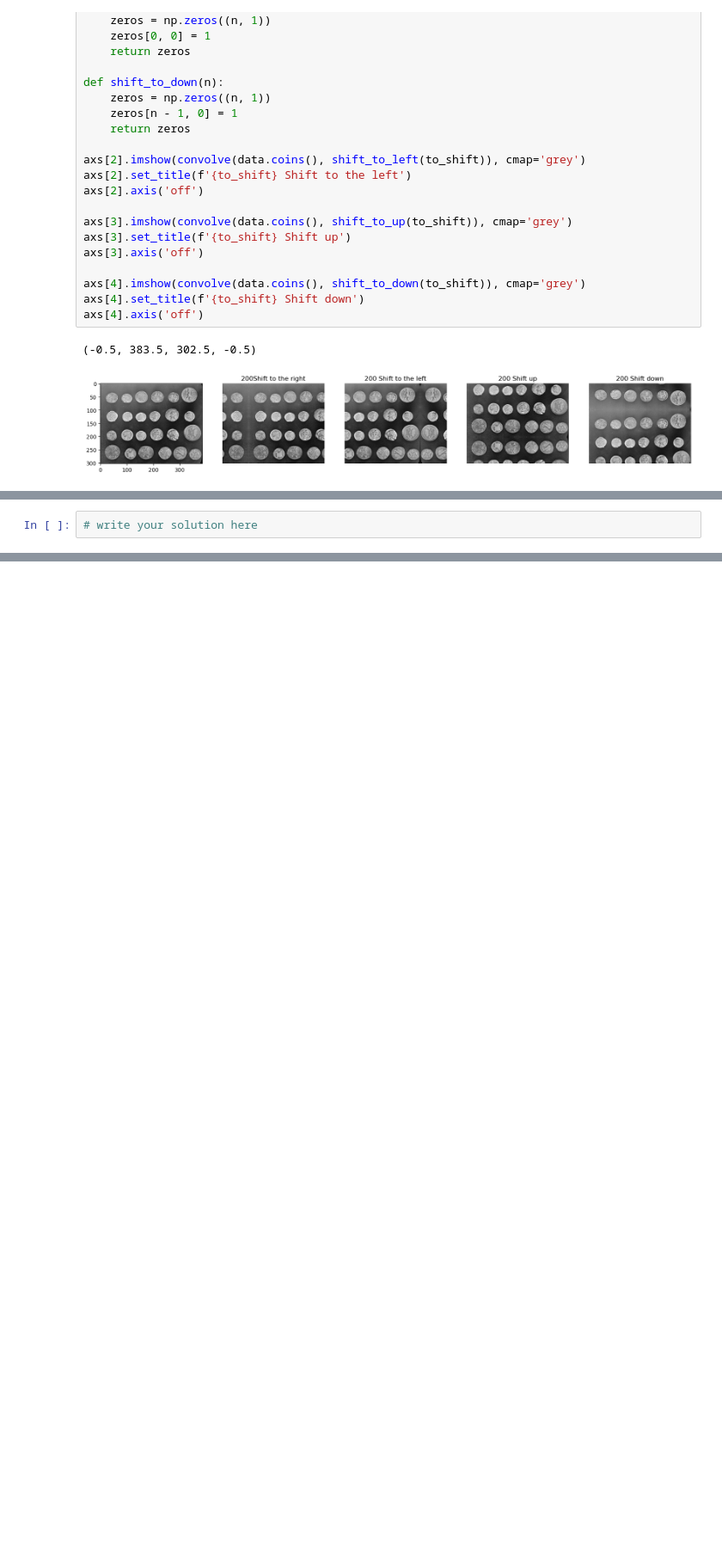
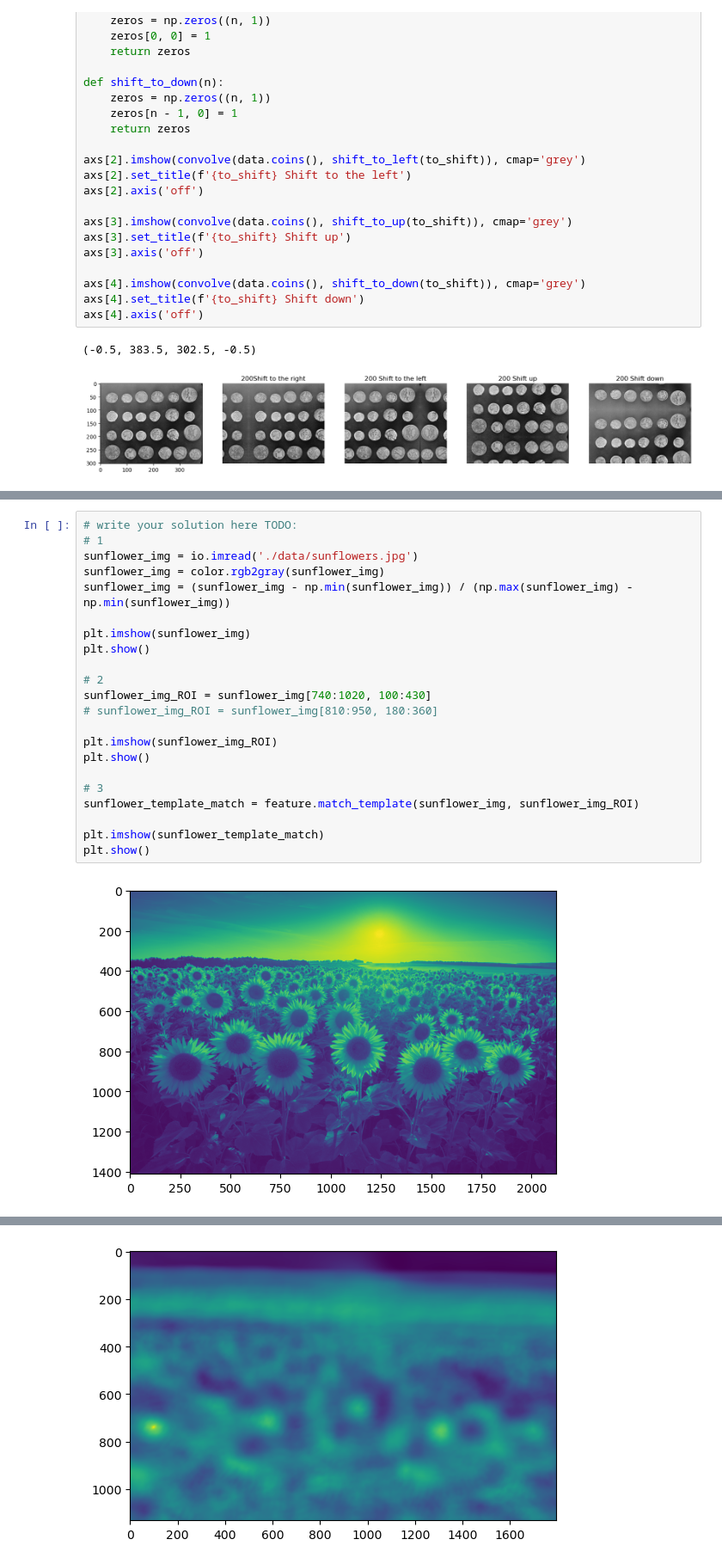
Before and after one commit to LVOL98/IML_Introduction-to-Machine-Learning, a Jupyter notebook: iml-repo/vscode/02-material/W07/02-filter_basics.ipynb, the cells around one changed output, grey strips where cells are left out. Shown at 86% size. Cells and saved outputs as stored; diff of their text form; blank space fills up the shorter version.

```diff
--- a/iml-repo/vscode/02-material/W07/02-filter_basics.ipynb
+++ b/iml-repo/vscode/02-material/W07/02-filter_basics.ipynb
@@ -146,2 +195,24 @@ In the following exercise you will are going to implement template matching on t
 # %%
-# write your solution here
+# write your solution here TODO:
+# 1
+sunflower_img = io.imread('./data/sunflowers.jpg')
+sunflower_img = color.rgb2gray(sunflower_img)
+sunflower_img = (sunflower_img - np.min(sunflower_img)) / (np.max(sunflower_img) - np.min(sunflower_img))
+
+plt.imshow(sunflower_img)
+plt.show()
+
+# 2
+sunflower_img_ROI = sunflower_img[740:1020, 100:430]
+# sunflower_img_ROI = sunflower_img[810:950, 180:360]
+
+plt.imshow(sunflower_img_ROI)
+plt.show()
+
+# 3
+sunflower_template_match = feature.match_template(sunflower_img, sunflower_img_ROI)
+
+plt.imshow(sunflower_template_match)
+plt.show()
+# %% [output]
+[figure, added]
@@ -148,3 +220,4 @@ In the following exercise you will are going to implement template matching on t
+[figure, added]
 # %% [markdown]
 
 ---
```
Also changed, not shown: parts of 6 cells of this notebook, 2 other files.
